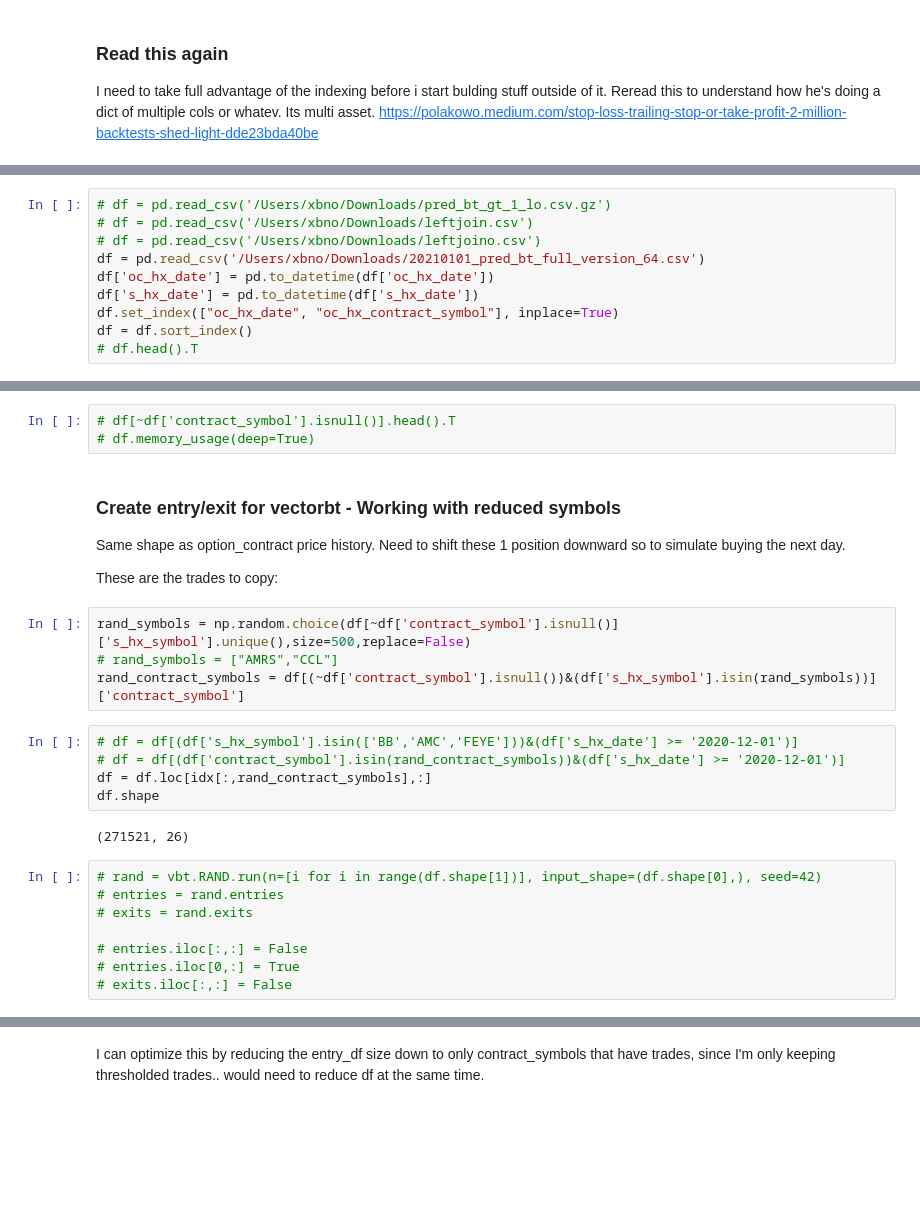
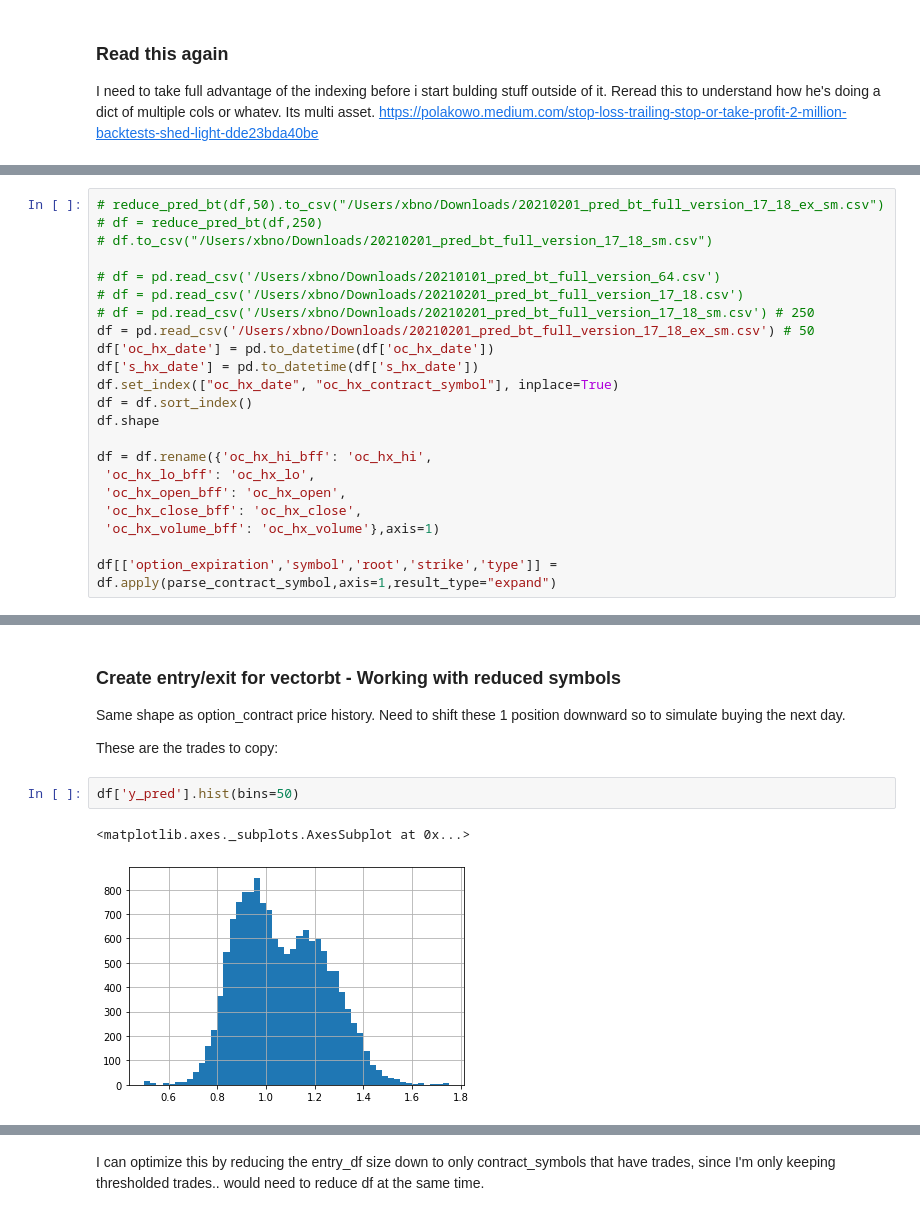
Before and after one commit to xbno/vectorbt, a Jupyter notebook: examples/multi.ipynb, the cells around one changed output, grey strips where cells are left out. Drawn from its saved outputs; the diff is of its cells as text; blank space fills up the shorter version.

```diff
--- a/examples/multi.ipynb
+++ b/examples/multi.ipynb
@@ -26,11 +82,23 @@ I need to take full advantage of the indexing before i start bulding stuff outsi
 # %%
-# df = pd.read_csv('/Users/xbno/Downloads/pred_bt_gt_1_lo.csv.gz')
-# df = pd.read_csv('/Users/xbno/Downloads/leftjoin.csv')
-# df = pd.read_csv('/Users/xbno/Downloads/leftjoino.csv')
-df = pd.read_csv('/Users/xbno/Downloads/20210101_pred_bt_full_version_64.csv')
+# reduce_pred_bt(df,50).to_csv("/Users/xbno/Downloads/20210201_pred_bt_full_version_17_18_ex_sm.csv")
+# df = reduce_pred_bt(df,250)
+# df.to_csv("/Users/xbno/Downloads/20210201_pred_bt_full_version_17_18_sm.csv")
+
+# df = pd.read_csv('/Users/xbno/Downloads/20210101_pred_bt_full_version_64.csv')
+# df = pd.read_csv('/Users/xbno/Downloads/20210201_pred_bt_full_version_17_18.csv')
+# df = pd.read_csv('/Users/xbno/Downloads/20210201_pred_bt_full_version_17_18_sm.csv') # 250
+df = pd.read_csv('/Users/xbno/Downloads/20210201_pred_bt_full_version_17_18_ex_sm.csv') # 50
 df['oc_hx_date'] = pd.to_datetime(df['oc_hx_date'])
 df['s_hx_date'] = pd.to_datetime(df['s_hx_date'])
 df.set_index(["oc_hx_date", "oc_hx_contract_symbol"], inplace=True)
 df = df.sort_index()
-# df.head().T
+df.shape
+
+df = df.rename({'oc_hx_hi_bff': 'oc_hx_hi',
+ 'oc_hx_lo_bff': 'oc_hx_lo',
+ 'oc_hx_open_bff': 'oc_hx_open',
+ 'oc_hx_close_bff': 'oc_hx_close',
+ 'oc_hx_volume_bff': 'oc_hx_volume'},axis=1)
+
+df[['option_expiration','symbol','root','strike','type']] = df.apply(parse_contract_symbol,axis=1,result_type="expand")
 # %% [output]
@@ -44,28 +106,11 @@ These are the trades to copy:
-# %%
-# df[~df['contract_symbol'].isnull()].head().T
-# df.memory_usage(deep=True)
 # %% [markdown]
 ### Create entry/exit for vectorbt - Working with reduced symbols
 
 Same shape as option_contract price history. Need to shift these 1 position downward so to simulate buying the next day.
 
 These are the trades to copy:
-# %%
-rand_symbols = np.random.choice(df[~df['contract_symbol'].isnull()]['s_hx_symbol'].unique(),size=500,replace=False)
-# rand_symbols = ["AMRS","CCL"]
-rand_contract_symbols = df[(~df['contract_symbol'].isnull())&(df['s_hx_symbol'].isin(rand_symbols))]['contract_symbol']
-# %%
-# df = df[(df['s_hx_symbol'].isin(['BB','AMC','FEYE']))&(df['s_hx_date'] >= '2020-12-01')]
-# df = df[(df['contract_symbol'].isin(rand_contract_symbols))&(df['s_hx_date'] >= '2020-12-01')]
-df = df.loc[idx[:,rand_contract_symbols],:]
-df.shape
-# %% [output]
-(271521, 26)
-# %%
-# rand = vbt.RAND.run(n=[i for i in range(df.shape[1])], input_shape=(df.shape[0],), seed=42)
-# entries = rand.entries
-# exits = rand.exits
-
-# entries.iloc[:,:] = False
-# entries.iloc[0,:] = True
-# exits.iloc[:,:] = False
+# %%
+df['y_pred'].hist(bins=50)
+# %% [output]
+<matplotlib.axes._subplots.AxesSubplot at 0x...>
+[figure, added]
```
Also changed, not shown: parts of 59 cells of this notebook.
